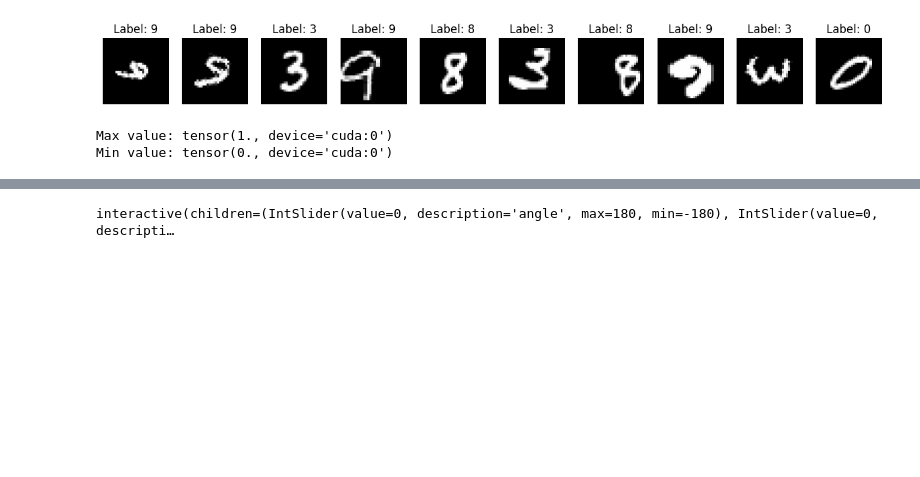
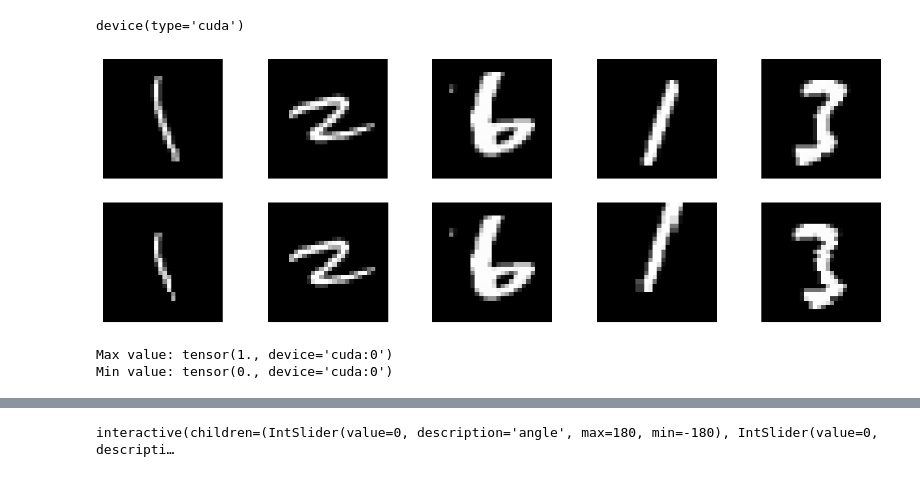
Before and after one commit to joeagriffith/ml-learning, a Jupyter notebook: Deep_Learning/Representation_Learning/Examples/MNIST/mnist.ipynb, the cells around one changed output, grey strips where cells are left out. Saved outputs shown, nothing was run; the diff lists cells and outputs as text; code cells hidden in the pictures; blank space fills up the shorter version.

```diff
--- a/Deep_Learning/Representation_Learning/Examples/MNIST/mnist.ipynb
+++ b/Deep_Learning/Representation_Learning/Examples/MNIST/mnist.ipynb
@@ -34,6 +43,9 @@ from Deep_Learning.Representation_Learning.Utils.functional import get_optimiser
 # %%
 device = torch.device('cuda' if torch.cuda.is_available() else 'cpu')
 torch.backends.cudnn.benchmark = True
+device
+# %% [output]
+device(type='cuda')
 # %%
 dataset = datasets.MNIST(root='../Datasets/', train=True, transform=transforms.ToTensor(), download=True)
 t_dataset = datasets.MNIST(root='../Datasets/', train=False, transform=transforms.ToTensor(), download=True)
@@ -73,24 +85,44 @@ val_set = PreloadedDataset.from_dataset(val_set, val_transform, device)
 test_set = PreloadedDataset.from_dataset(t_dataset, val_transform, device)
 # %%
 # Show example images
-fig, axes = plt.subplots(1, 10, figsize=(15,5))
-for i, ax in enumerate(axes):
-    img, label = train_set[i]
+# fig, axes = plt.subplots(1, 10, figsize=(15,5))
+# for i, ax in enumerate(axes):
+#     img, label = train_set[i]
+#     angle = torch.rand(1).item() * 360 - 180 if torch.rand(1).item() > 0.75 else 0
+#     translate_x = torch.randint(-8, 9, (1,)).item() if torch.rand(1).item() > 0.75 else 0
+#     translate_y = torch.randint(-8, 9, (1,)).item() if torch.rand(1).item() > 0.75 else 0
+#     scale = torch.rand(1).item() * 0.5 + 0.75 if torch.rand(1).item() > 0.75 else 1.0
+#     shear = torch.rand(1).item() * 50 - 25 if torch.rand(1).item() > 0.75 else 0
+#     img = F_v2.affine(img, angle=angle, translate=(translate_x, translate_y), scale=scale, shear=shear)
+#     ax.imshow(img.squeeze().cpu(), cmap='gray')
+#     ax.set_title(f"Label: {label}")
+#     ax.axis('off')
+# plt.show()
+
+# show before and after on each row
+fig, axes = plt.subplots(2, 5, figsize=(15,5))
+for i, ax in enumerate(axes[0]):
+    img, label = train_set[i+20]
+    ax.imshow(img.squeeze().cpu(), cmap='gray')
+    ax.axis('off')
+for i, ax in enumerate(axes[1]):
+    img, label = train_set[i+20]
     angle = torch.rand(1).item() * 360 - 180 if torch.rand(1).item() > 0.75 else 0
     translate_x = torch.randint(-8, 9, (1,)).item() if torch.rand(1).item() > 0.75 else 0
     translate_y = torch.randint(-8, 9, (1,)).item() if torch.rand(1).item() > 0.75 else 0
     scale = torch.rand(1).item() * 0.5 + 0.75 if torch.rand(1).item() > 0.75 else 1.0
     shear = torch.rand(1).item() * 50 - 25 if torch.rand(1).item() > 0.75 else 0
     img = F_v2.affine(img, angle=angle, translate=(translate_x, translate_y), scale=scale, shear=shear)
     ax.imshow(img.squeeze().cpu(), cmap='gray')
-    ax.set_title(f"Label: {label}")
     ax.axis('off')
 plt.show()
+
+
 
 # print max and min values
 print('Max value:', train_set.transformed_images.max())
 print('Min value:', train_set.transformed_images.min())
 # %% [output]
-[figure, old version]
+[figure, new version]
 Max value: tensor(1., device='cuda:0')
 Min value: tensor(0., device='cuda:0')
```
Also changed, not shown: parts of 11 cells of this notebook, 33 other files.
